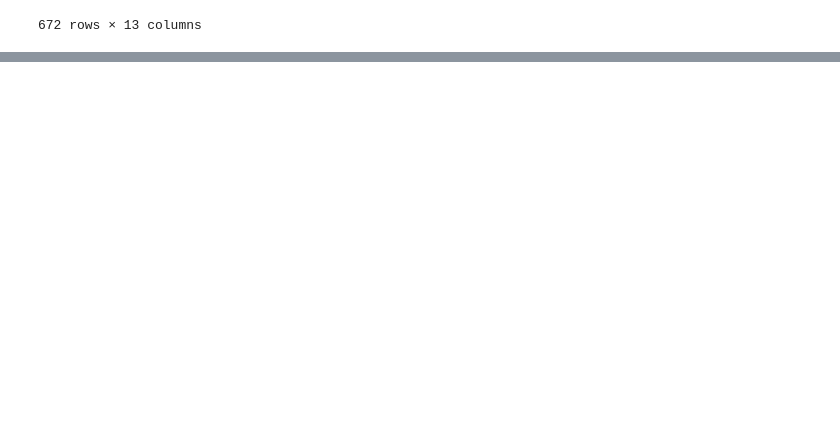
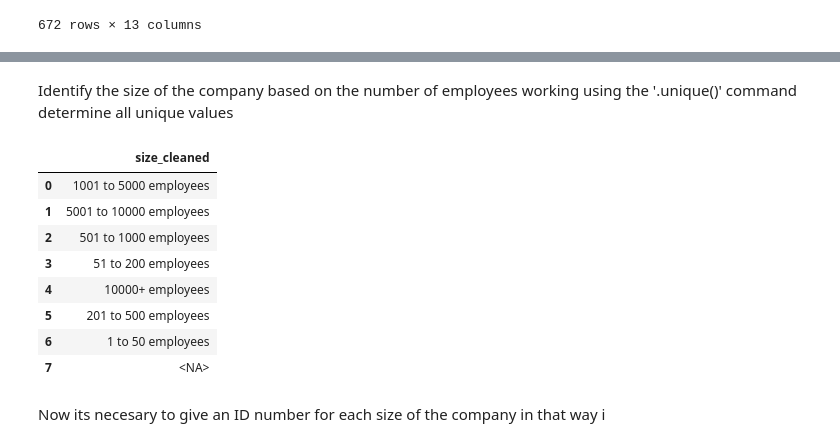
Before and after one commit to EstebanGarnicaMateus/Portfolio, a Jupyter notebook: ds_projects/data_science/DS_glassdoor.ipynb, the cells around one changed output, grey strips where cells are left out. Cells and saved outputs as stored; diff of their text form; code cells hidden in the pictures; blank space fills up the shorter version.

```diff
--- a/ds_projects/data_science/DS_glassdoor.ipynb
+++ b/ds_projects/data_science/DS_glassdoor.ipynb
@@ -300,0 +376,21 @@ df_uncleaned
+# %% [markdown]
+Identify the size of the company based on the number of employees working using the '.unique()' command determine all unique values
+# %%
+# Make the column with the uniques objects
+size_uncleaned = df_uncleaned['Size'].unique()
+
+# Make the correspondent DataFrame
+temp_table = pd.DataFrame({'size_cleaned': size_uncleaned})
+temp_table.head(10)
+# %% [output]
+|  | size_cleaned |
+| 0 | 1001 to 5000 employees |
+| 1 | 5001 to 10000 employees |
+| 2 | 501 to 1000 employees |
+| 3 | 51 to 200 employees |
+| 4 | 10000+ employees |
+| 5 | 201 to 500 employees |
+| 6 | 1 to 50 employees |
+| 7 | <NA> |
+# %% [markdown]
+Now its necesary to give an ID number for each size of the company in that way i
```
Also changed, not shown: parts of 6 cells of this notebook.
